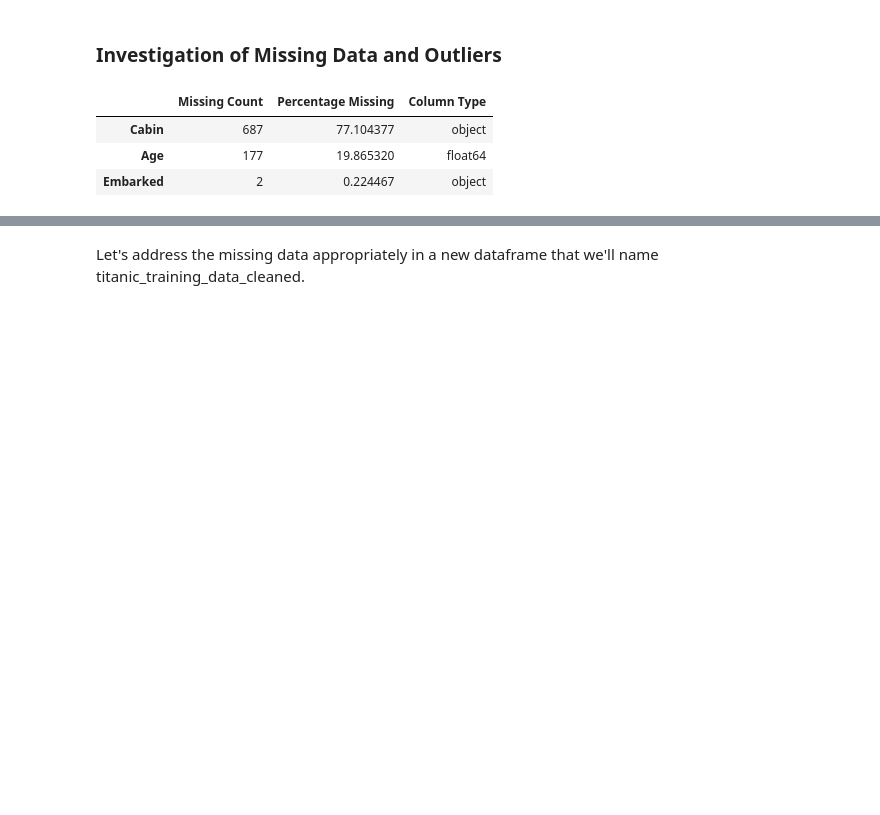
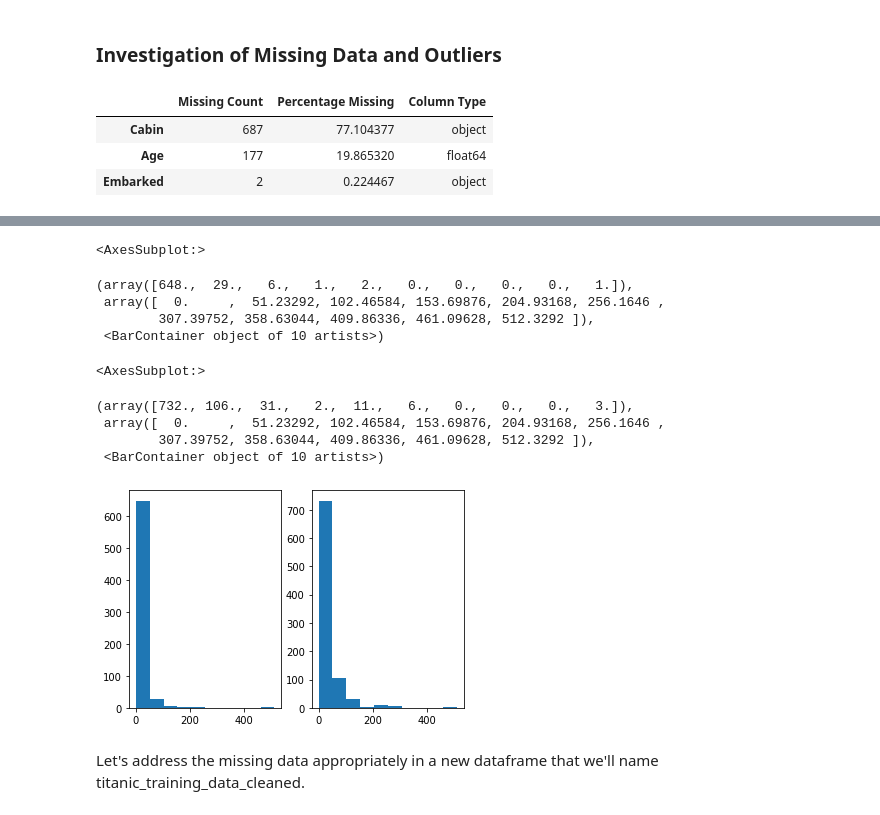
Before and after one commit to mhi573/MSDS-422-Group-3-Module-5, a Jupyter notebook: MSDS-422-Group-3-Module-5.ipynb, the cells around one changed output, grey strips where cells are left out. Cells and saved outputs as stored; diff of their text form; code cells hidden in the pictures; blank space fills up the shorter version.

```diff
--- a/MSDS-422-Group-3-Module-5.ipynb
+++ b/MSDS-422-Group-3-Module-5.ipynb
@@ -122,3 +234,20 @@ null_summary_only_missing
+# %%
+plt.subplot(1,2,1)
+plt.hist(cabin_eda['Fare'])
+plt.subplot(1,2,2)
+plt.hist(titanic_training_data['Fare'])
+# %% [output]
+<AxesSubplot:>
+(array([648.,  29.,   6.,   1.,   2.,   0.,   0.,   0.,   0.,   1.]),
+ array([  0.     ,  51.23292, 102.46584, 153.69876, 204.93168, 256.1646 ,
+        307.39752, 358.63044, 409.86336, 461.09628, 512.3292 ]),
+ <BarContainer object of 10 artists>)
+<AxesSubplot:>
+(array([732., 106.,  31.,   2.,  11.,   6.,   0.,   0.,   0.,   3.]),
+ array([  0.     ,  51.23292, 102.46584, 153.69876, 204.93168, 256.1646 ,
+        307.39752, 358.63044, 409.86336, 461.09628, 512.3292 ]),
+ <BarContainer object of 10 artists>)
+[figure, added]
 # %% [markdown]
 Let's address the missing data appropriately in a new dataframe that we'll name titanic_training_data_cleaned.
 # %%
```
Also changed, not shown: parts of 8 cells of this notebook.
